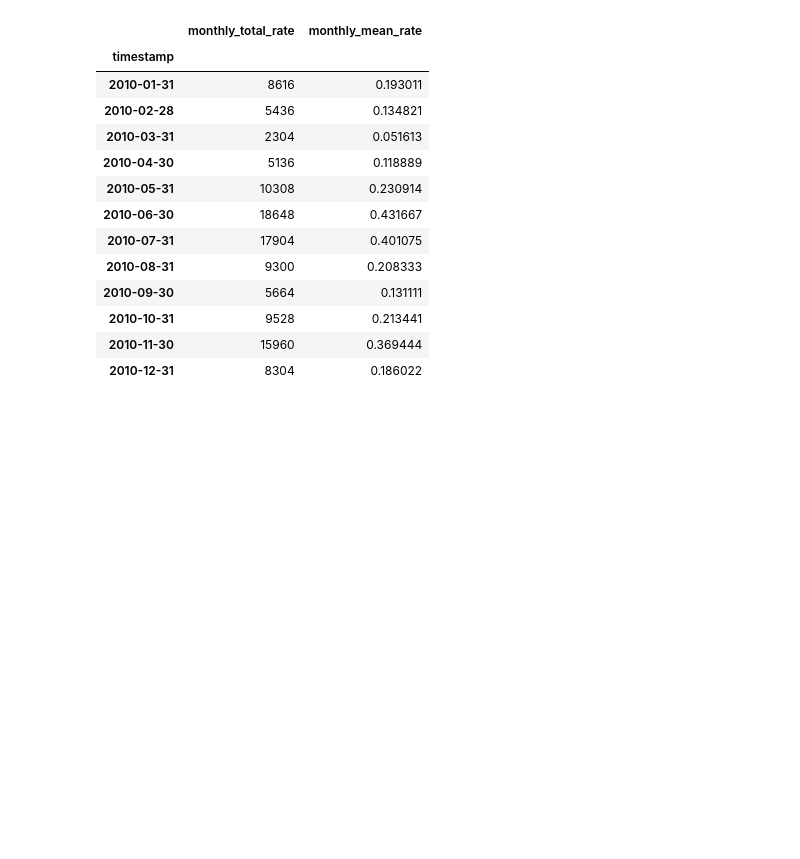
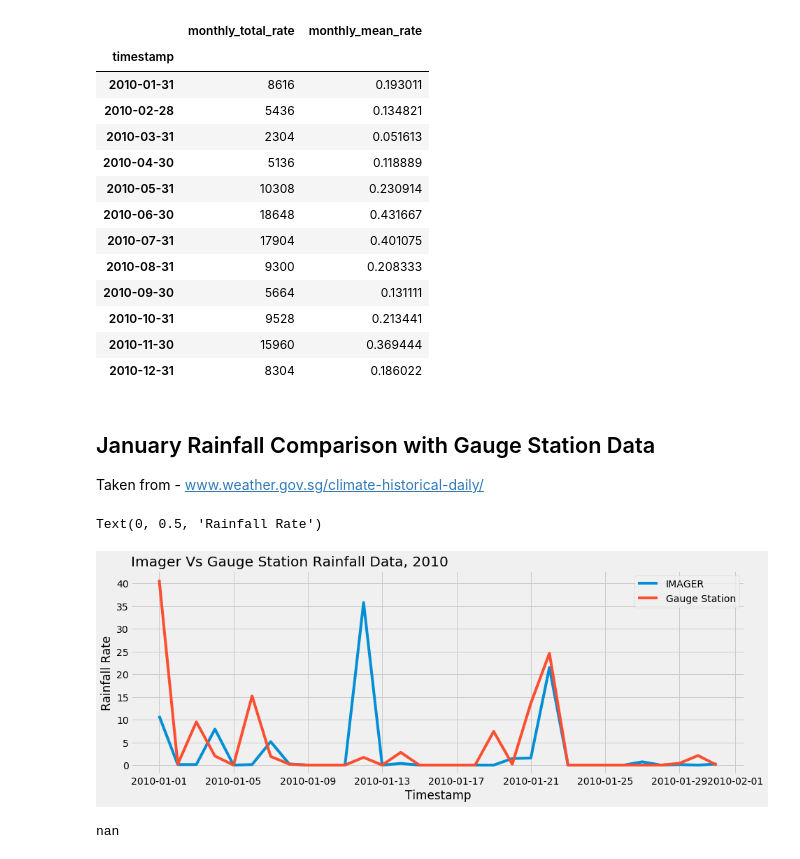
Before and after one commit to dsaharia/PRAT-Rainfall, a Jupyter notebook: imager-rainfall/Singapore.ipynb, the cells around one changed output. Saved outputs shown, nothing was run; the diff lists cells and outputs as text; code cells hidden in the pictures; blank space fills up the shorter version.

```diff
--- a/imager-rainfall/Singapore.ipynb
+++ b/imager-rainfall/Singapore.ipynb
@@ -16,11 +16,11 @@ plt.rcParams["figure.figsize"] = (14,5) # For Increasing Size of graph
 rainfall_df = pd.read_csv("data/imagerdata.csv", header=None, names=["day", "hour", "minute", "rainfall_rate"])
 # precip_dataset = xr.open_dataset('data/chirps-2010.nc') # open the dataset using xarray
 # # Gauge Station Data
-# jan_gauge_df = pd.read_csv('data/gauge_data.csv', encoding= 'unicode_escape', header=0, usecols=[1,2,3,4], names=['year', 'month', 'day', 'rainfall'])
+jan_gauge_df = pd.read_csv('data/gauge_data.csv', encoding= 'unicode_escape', header=0, usecols=[1,2,3,4], names=['year', 'month', 'day', 'rainfall'])
 # %% [markdown]
 ### Parsing the Gauge Station Data for JANUARY 2010
 # %%
-# jan_gauge_df['date']=pd.to_datetime(jan_gauge_df['day'], unit='D', origin=pd.Timestamp('2009-12-31')) # Using day number to create the date
+jan_gauge_df['date']=pd.to_datetime(jan_gauge_df['day'], unit='D', origin=pd.Timestamp('2009-12-31')) # Using day number to create the date
 # %% [markdown]
 ### Parsing the CHIRPS dataset for JANUARY 2010
 # %%
@@ -107,3 +107,20 @@ display(monthly_statistics_df)
 | 2010-10-31 | 9528 | 0.213441 |
 | 2010-11-30 | 15960 | 0.369444 |
 | 2010-12-31 | 8304 | 0.186022 |
+# %% [markdown]
+## January Rainfall Comparison with Gauge Station Data
+Taken from - www.weather.gov.sg/climate-historical-daily/
+# %%
+plt.plot(sampled_df[sampled_df.index.month == 1]['rainfall_rate']/100, label='IMAGER')
+plt.plot(jan_gauge_df['date'], jan_gauge_df['rainfall'], label='Gauge Station')
+plt.title('Imager Vs Gauge Station Rainfall Data, 2010', loc='left')
+plt.legend()
+plt.xlabel('Timestamp')
+plt.ylabel('Rainfall Rate')
+# %% [output]
+Text(0, 0.5, 'Rainfall Rate')
+[figure, added]
+# %%
+pearson_coeff = sampled_df[sampled_df.index.month == 1]['rainfall_rate'].corr(jan_gauge_df['rainfall'])
+# %% [output]
+nan
```
Also changed, not shown: parts of 2 cells of this notebook, 1 other file.
